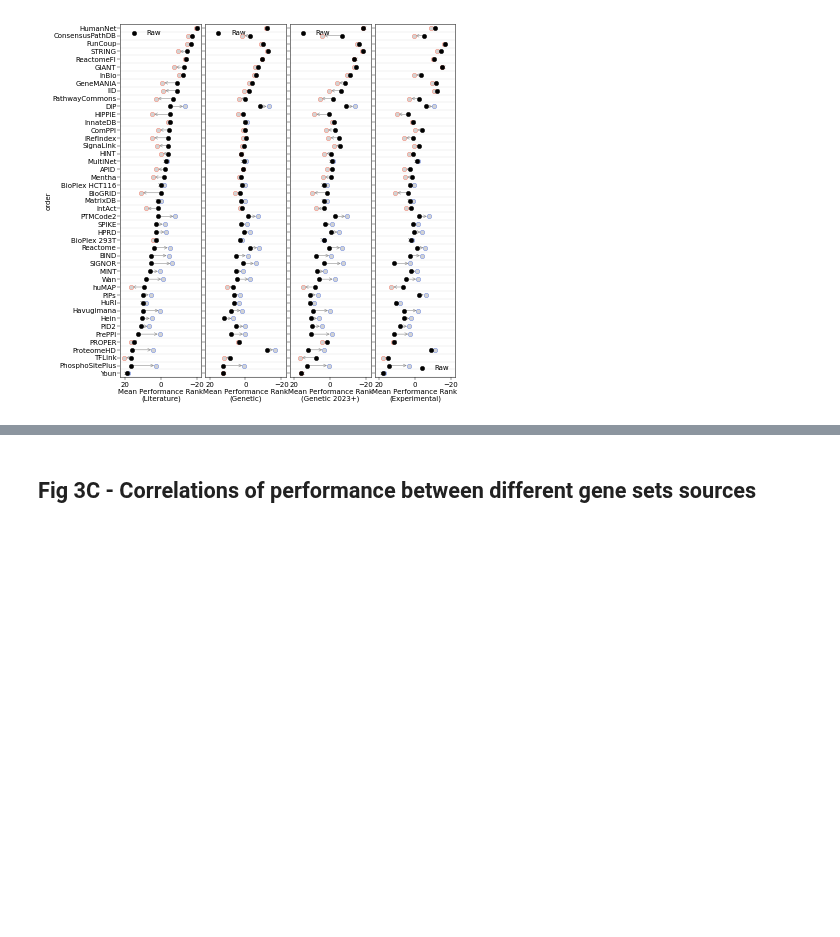
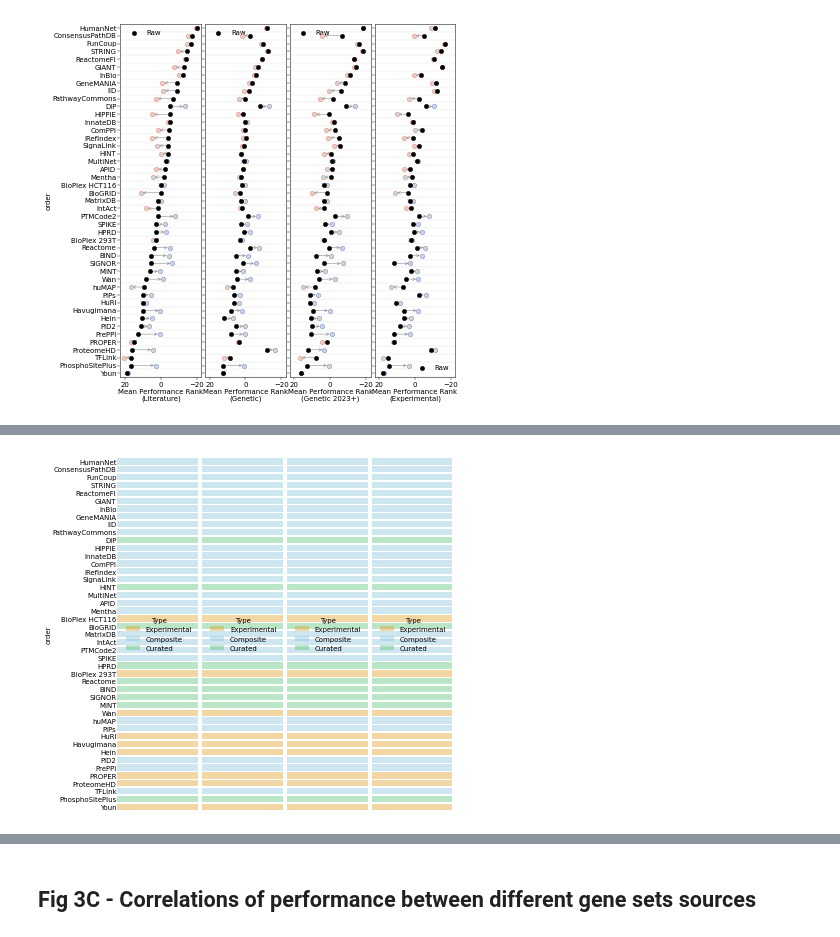
Before and after one commit to sarah-n-wright/Network_Evaluation_Tools, a Jupyter notebook: StateOfTheInteractomes_Notebooks/3_Gene_Set_Recovery.ipynb, the cells around one changed output, grey strips where cells are left out. Saved outputs shown, nothing was run; the diff lists cells and outputs as text; code cells hidden in the pictures; blank space fills up the shorter version.

```diff
--- a/StateOfTheInteractomes_Notebooks/3_Gene_Set_Recovery.ipynb
+++ b/StateOfTheInteractomes_Notebooks/3_Gene_Set_Recovery.ipynb
@@ -195,0 +228,22 @@ plt.savefig(os.path.join(figdir, "Fig3B_full_performance_results.jpg"), dpi=300,
+# %%
+_, [ax2, ax1, ax3, ax4] = plt.subplots(nrows=1, ncols=4, figsize=(6, 6.5), sharey=True, gridspec_kw={'wspace':0.05})
+
+for i, ax in enumerate([ax1, ax2, ax3, ax4]):
+    geneset= 'disgen'
+    sns.barplot(full_network_rankings, x=48,y='order', orient='h', hue='Type',order=[float(i) for i in range(len(full_network_rankings), 0, -1)], dodge=False, palette=['#ffa500', '#73c7e7', '#44cf6c'],
+                zorder=0, alpha=0.4, ax=ax, hue_order=['Experimental', 'Composite', 'Curated'])
+    #sns.barplot(full_network_rankings, x=48,y='order', orient='h', hue='Type',order=[float(i) for i in range(0, 48, 1)], dodge=False, palette='Set2', zorder=0, alpha=0.5, ax=ax)
+    #sns.barplot(full_network_rankings, x='bar',y='bar_y', orient='h', order = full_network_rankings['order'], ax=ax, hue='Type', dodge=False, palette='Set2', zorder=0, alpha=0.5)
+    # add arrows between the pairs of points
+    ax.set_xlim(0,47)
+    ax.spines['right'].set_visible(False)
+    ax.spines['top'].set_visible(False)
+    ax.spines['left'].set_visible(False)
+    ax.spines['bottom'].set_visible(False)
+    ax.tick_params(length=0)
+    ax.set_xticks([])
+_ = ax1.set_yticklabels([network_names[x] for x in full_network_rankings.index])
+#plt.savefig(figdir + "performance_arrow_plots_background_without_humannet.svg", dpi=300, bbox_inches="tight")
+plt.savefig('/cellar/users/snwright/Data/Transfer/pcnet/figures/Defense/3b_ordered_background.svg', bbox_inches='tight')
+# %% [output]
+[figure, added]
```
Also changed, not shown: parts of 7 cells of this notebook, 5 other files.
